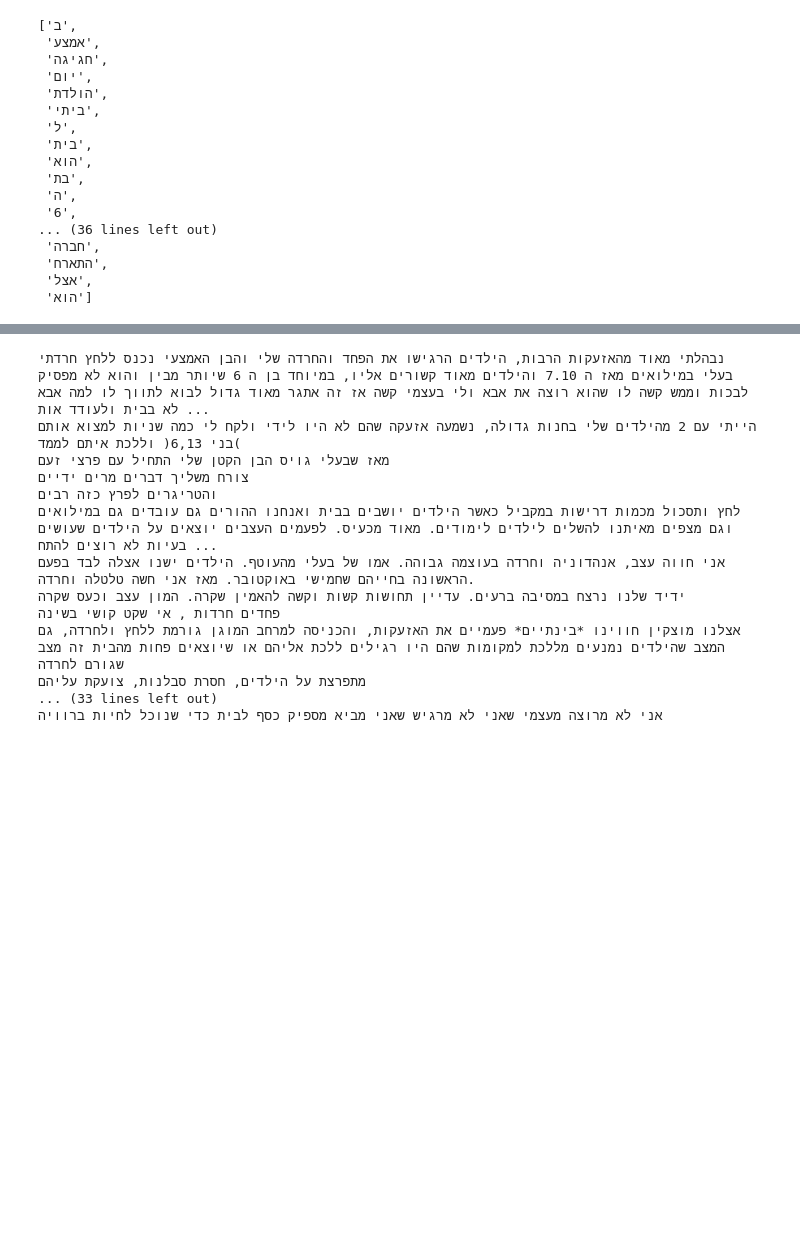
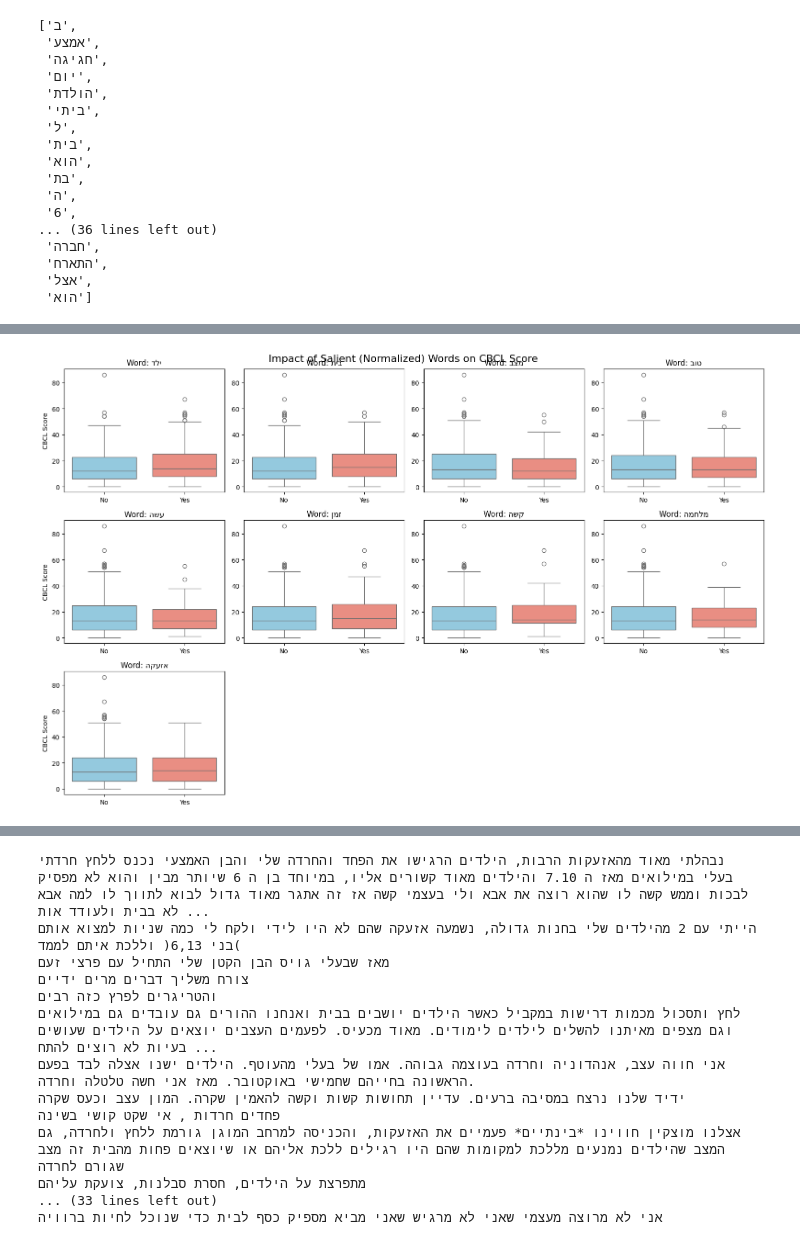
Before and after one commit to OfriA/AppliedProject52056, a Jupyter notebook: data/DataExploration.ipynb, the cells around one changed output, grey strips where cells are left out. Drawn from its saved outputs; the diff is of its cells as text; code cells hidden in the pictures; blank space fills up the shorter version.

```diff
--- a/data/DataExploration.ipynb
+++ b/data/DataExploration.ipynb
@@ -656,0 +546,88 @@ ValueError: num must be an integer with 1 <= num <= 24, not 25
+# %%
+# Flatten words with CBCL labels
+rows = []
+for _, row in data.iterrows():
+    for word in row['clean_content']:
+        rows.append({
+            'word': word,
+            'CBCL_label': row['CBCL_label']
+        })
+
+df_words = pd.DataFrame(rows)
+
+
+word_counts = (
+    df_words
+    .groupby(['CBCL_label', 'word'])
+    .size()
+    .reset_index(name='count')
+)
+
+word_counts['normalized'] = (
+    word_counts
+    .groupby('CBCL_label')['count']
+    .transform(lambda x: x / x.sum())
+)
+
+
+top_k = 5
+
+top_words_per_label = (
+    word_counts
+    .sort_values(['CBCL_label', 'normalized'], ascending=[True, False])
+    .groupby('CBCL_label')
+    .head(top_k)
+)
+
+
+target_words = top_words_per_label['word'].unique().tolist()
+
+
+analysis_data = []
+
+for index, row in data.iterrows():
+    lemmas = row['clean_content']
+
+    row_stats = {
+        'CBCL_score': row['CBCL_score']
+    }
+
+    for word in target_words:
+        count = lemmas.count(word)
+        row_stats[f'count_{word}'] = count
+        row_stats[f'has_{word}'] = "Yes" if count > 0 else "No"
+
+    analysis_data.append(row_stats)
+
+df_analysis = pd.DataFrame(analysis_data)
+
+
+target_words = sorted(
+    target_words,
+    key=lambda w: word_counts.loc[word_counts['word'] == w, 'normalized'].max(),
+    reverse=True
+)
+
+
+
+plt.figure(figsize=(16, 20))
+
+for i, word in enumerate(target_words):
+    plt.subplot(6, 4, i + 1)
+
+    sns.boxplot(
+        x=f'has_{word}',
+        y='CBCL_score',
+        data=df_analysis,
+        order=['No', 'Yes'],
+        palette={'No': 'skyblue', 'Yes': 'salmon'}
+    )
+
+    plt.title(f'Word: {word[::-1]}')
+    plt.xlabel('')
+    plt.ylabel('CBCL Score' if i % 4 == 0 else '')
+
+plt.suptitle('Impact of Salient (Normalized) Words on CBCL Score', fontsize=16)
+plt.tight_layout()
+plt.show()
+# %% [output]
@@ -656,0 +651 @@ ValueError: num must be an integer with 1 <= num <= 24, not 25
+[figure, added]
```
Also changed, not shown: parts of 23 cells of this notebook.
